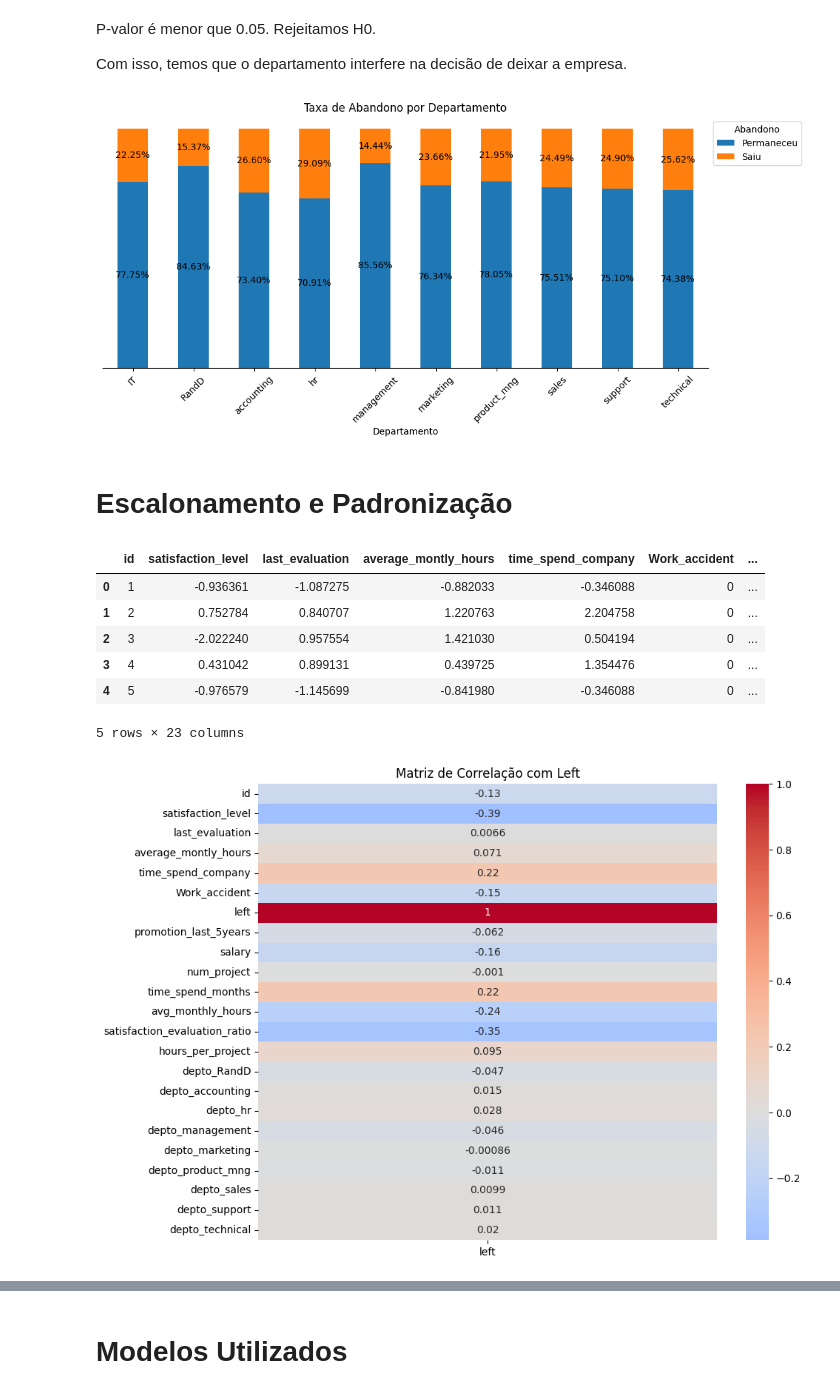
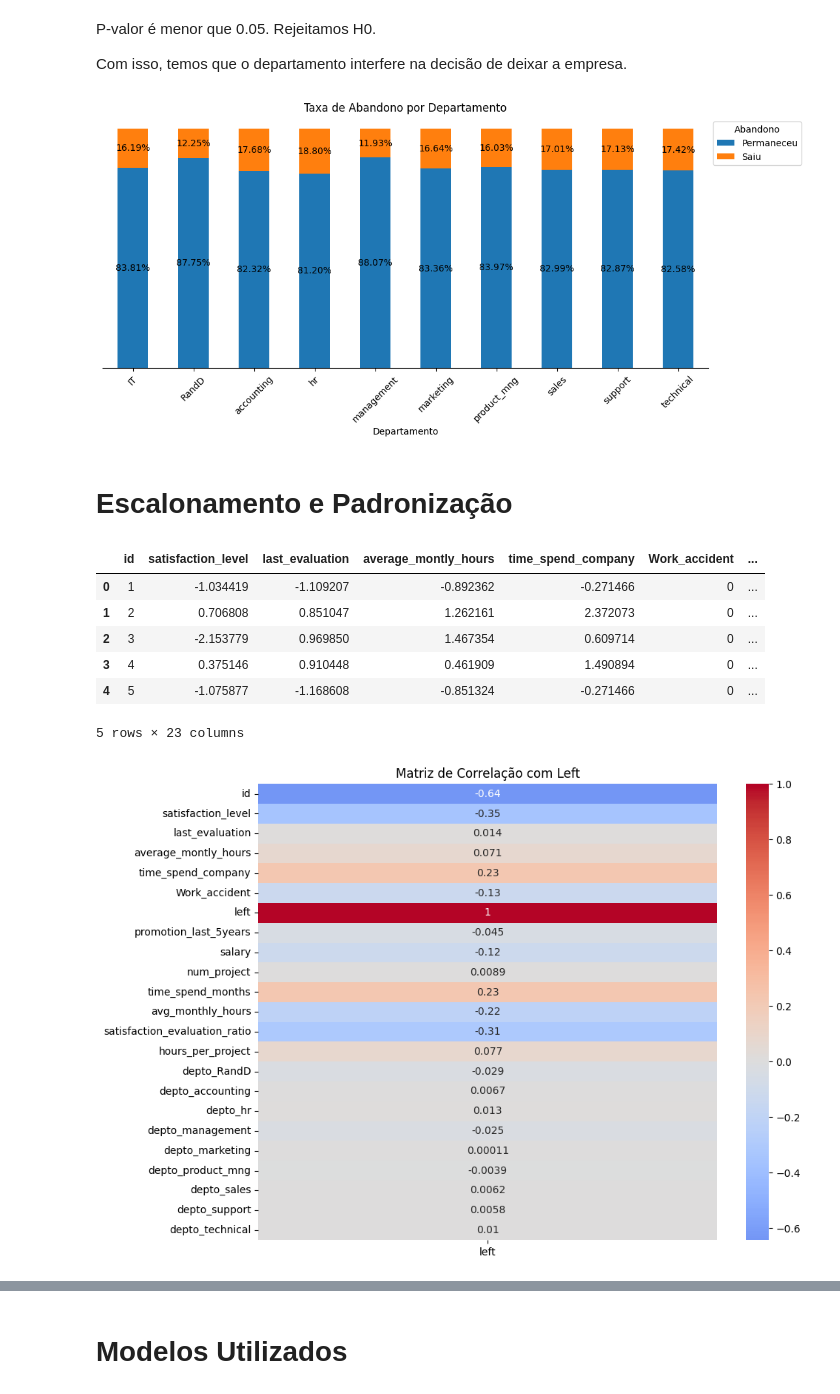
Before and after one commit to YumiiOnoue/ml_predicao_churn, a Jupyter notebook: analise_abandono.ipynb, the cells around one changed output, grey strips where cells are left out. Saved outputs shown, nothing was run; the diff lists cells and outputs as text; code cells hidden in the pictures.

```diff
--- a/analise_abandono.ipynb
+++ b/analise_abandono.ipynb
@@ -131,3 +135,5 @@ Os dados de abandono não possuem valores ausentes e nem linhas duplicadas.
+# %%
+df = df.drop_duplicates(subset=df.columns.difference(['id']))
 # %% [markdown]
 # Feature Engineering
 # %%
@@ -698,46 +704,46 @@ plt.xticks(rotation=45)
 plt.legend(title='Abandono', labels=['Permaneceu', 'Saiu'], bbox_to_anchor=(1, 1), loc='upper left')
 plt.show()
 # %% [output]
-[figure, old version]
+[figure, new version]
 # %% [markdown]
 # Escalonamento e Padronização
 # %%
 # Padronizando e Normalizando as variáveis categóricas
-df = pd.get_dummies(df, columns=['depto'], drop_first=True)
+df1 = pd.get_dummies(df, columns=['depto'], drop_first=True)
 # %%
 # Mapeando a coluna 'salary' para valores numéricos
 salary_mapping = {'low': 1, 'medium': 2, 'high':3}
-df['salary'] = df['salary'].map(salary_mapping)
+df1['salary'] = df['salary'].map(salary_mapping)
 # %%
 # Padronizando as variáveis numéricas
 scaler = StandardScaler()
-df[['satisfaction_level', 'last_evaluation', 'average_montly_hours',
+df1[['satisfaction_level', 'last_evaluation', 'average_montly_hours',
     'time_spend_company', 'num_project', 'time_spend_months',
-    'avg_monthly_hours']] = scaler.fit_transform(df[['satisfaction_level',
+    'avg_monthly_hours']] = scaler.fit_transform(df1[['satisfaction_level',
                                                      'last_evaluation',
                                                      'average_montly_hours',
                                                      'time_spend_company',
                                                      'num_project',
                                                      'time_spend_months',
                                                      'avg_monthly_hours']])
-df.head()
+df1.head()
 # %% [output]
 |  | id | satisfaction_level | last_evaluation | average_montly_hours | time_spend_company | Work_accident | ... |
-| 0 | 1 | -0.936361 | -1.087275 | -0.882033 | -0.346088 | 0 | ... |
-| 1 | 2 | 0.752784 | 0.840707 | 1.220763 | 2.204758 | 0 | ... |
-| 2 | 3 | -2.022240 | 0.957554 | 1.421030 | 0.504194 | 0 | ... |
-| 3 | 4 | 0.431042 | 0.899131 | 0.439725 | 1.354476 | 0 | ... |
-| 4 | 5 | -0.976579 | -1.145699 | -0.841980 | -0.346088 | 0 | ... |
+| 0 | 1 | -1.034419 | -1.109207 | -0.892362 | -0.271466 | 0 | ... |
+| 1 | 2 | 0.706808 | 0.851047 | 1.262161 | 2.372073 | 0 | ... |
+| 2 | 3 | -2.153779 | 0.969850 | 1.467354 | 0.609714 | 0 | ... |
+| 3 | 4 | 0.375146 | 0.910448 | 0.461909 | 1.490894 | 0 | ... |
+| 4 | 5 | -1.075877 | -1.168608 | -0.851324 | -0.271466 | 0 | ... |
 5 rows × 23 columns
 # %%
 # Matriz de Correlação com Left
 plt.figure(figsize=(10,8))
-correlation_matrix = df.corr()['left'].to_frame ()
+correlation_matrix = df1.corr()['left'].to_frame ()
 sns.heatmap(correlation_matrix, annot=True, cmap='coolwarm', center=0)
 plt.title('Matriz de Correlação com Left')
 plt.show()
 # %% [output]
-[figure, old version]
+[figure, new version]
 # %%
 # Separando features e target
 ## Features
```
Also changed, not shown: parts of 38 cells of this notebook.
